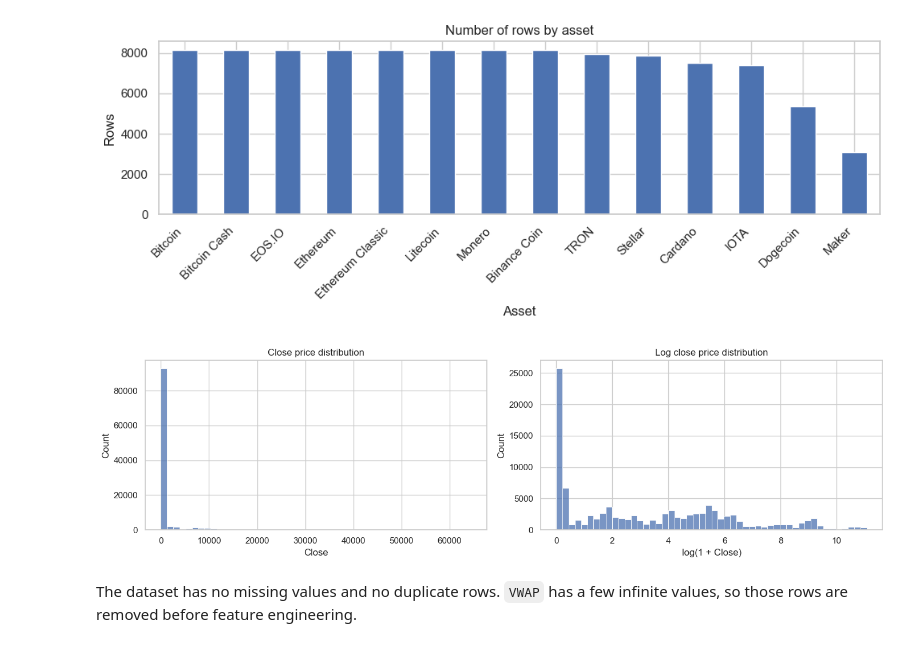
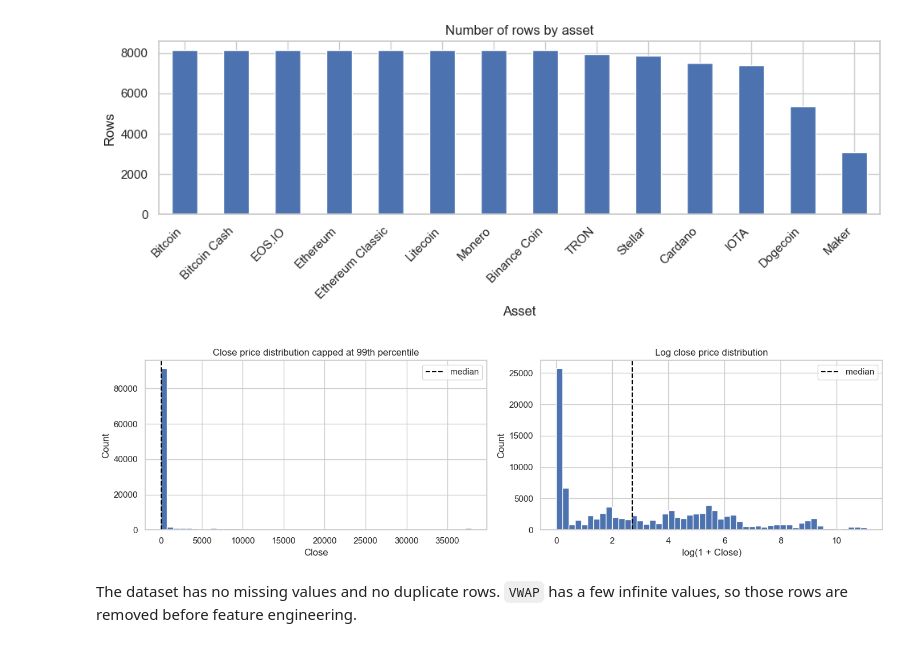
Before and after one commit to delta0x356/Machine-Learning-Group-Poject, a Jupyter notebook: Future_Price_Estimate_executed.ipynb, the cells around one changed output. Cells and saved outputs as stored; diff of their text form; code cells hidden in the pictures.

```diff
--- a/Future_Price_Estimate_executed.ipynb
+++ b/Future_Price_Estimate_executed.ipynb
@@ -176,25 +165,31 @@ plt.show()
 # %%
 close_for_plot = pd.to_numeric(df_raw["Close"], errors="coerce")
 close_for_plot = close_for_plot.replace([np.inf, -np.inf], np.nan).dropna()
 
-close_bins = np.linspace(close_for_plot.min(), close_for_plot.max(), 51)
+close_99 = close_for_plot.quantile(0.99)
+close_capped = close_for_plot.clip(upper=close_99)
 log_close_for_plot = np.log1p(close_for_plot)
-log_close_bins = np.linspace(log_close_for_plot.min(), log_close_for_plot.max(), 51)
 
 fig, axes = plt.subplots(1, 2, figsize=(14, 4))
 
-sns.histplot(close_for_plot, bins=close_bins, ax=axes[0])
-axes[0].set_title("Close price distribution")
+axes[0].hist(close_capped, bins=50)
+axes[0].axvline(close_for_plot.median(), color="black", linestyle="--", label="median")
+axes[0].set_title("Close price distribution capped at 99th percentile")
 axes[0].set_xlabel("Close")
+axes[0].set_ylabel("Count")
+axes[0].legend()
 
-sns.histplot(log_close_for_plot, bins=log_close_bins, ax=axes[1])
+axes[1].hist(log_close_for_plot, bins=50)
+axes[1].axvline(log_close_for_plot.median(), color="black", linestyle="--", label="median")
 axes[1].set_title("Log close price distribution")
 axes[1].set_xlabel("log(1 + Close)")
+axes[1].set_ylabel("Count")
+axes[1].legend()
 
 plt.tight_layout()
 plt.show()
 # %% [output]
-[figure, old version]
+[figure, new version]
 # %% [markdown]
 The dataset has no missing values and no duplicate rows. `VWAP` has a few infinite values, so those rows are removed before feature engineering.
 # %% [markdown]
```
Also changed, not shown: parts of 21 cells of this notebook, 1 other file.
